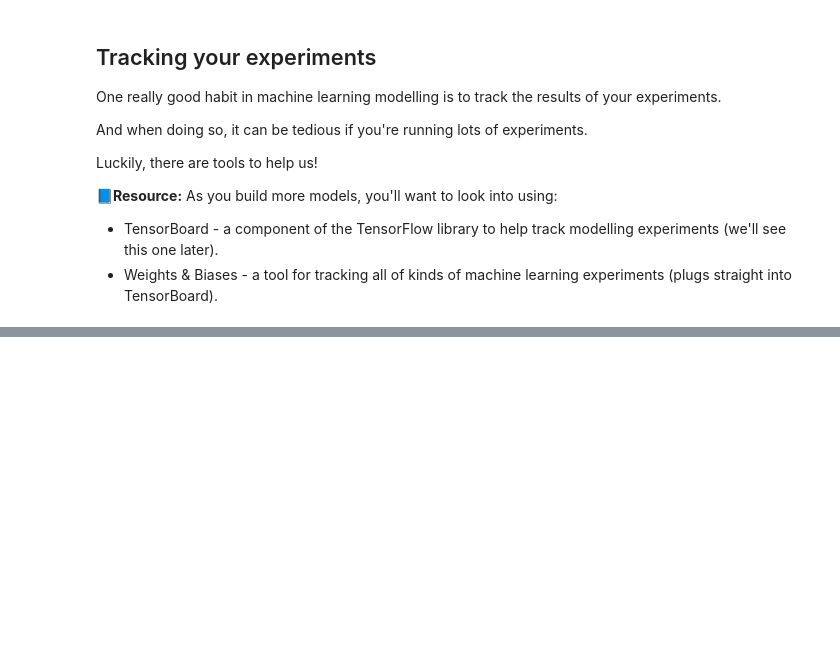
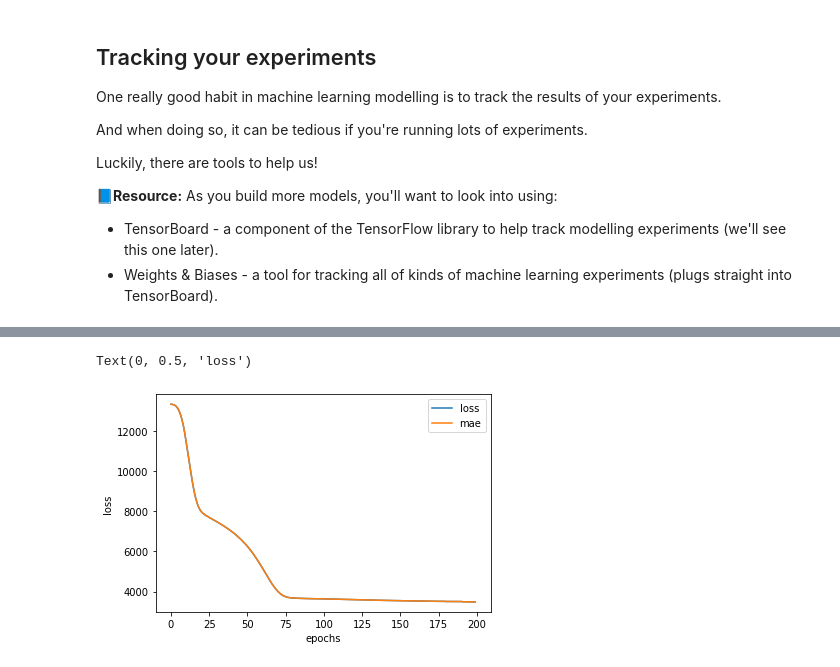
Before and after one commit to johanesPao/tensorflow_developer_certificate, a Jupyter notebook: 01_neural_network_regression_with_tensorflow_video.ipynb, the cells around one changed output, grey strips where cells are left out. Cells and saved outputs as stored; diff of their text form; code cells hidden in the pictures; blank space fills up the shorter version.

Commit message:
neural_network_regression_with_tensorflow

```diff
--- a/01_neural_network_regression_with_tensorflow_video.ipynb
+++ b/01_neural_network_regression_with_tensorflow_video.ipynb
@@ -749,0 +1151,8 @@ Luckily, there are tools to help us!
+# %%
+import pandas as pd
+import matplotlib.pyplot as plt
+import tensorflow as tf
+
+# Read in the insurance dataframe
+insurance = pd.read_csv('https://raw.githubusercontent.com/stedy/Machine-Learning-with-R-datasets/master/insurance.csv')
+insurance
@@ -749,0 +1222,20 @@ Luckily, there are tools to help us!
+# %%
+# Build a neural network model to fit on our normalized data
+
+# Set random seed
+tf.random.set_seed(42)
+
+# 1. Create the model
+insurance_model_4 = tf.keras.Sequential([
+    tf.keras.layers.Dense(100),
+    tf.keras.layers.Dense(10),
+    tf.keras.layers.Dense(1)
+])
+
+# 2. Compile the model
+insurance_model_4.compile(loss=tf.keras.losses.mae,
+                          optimizer=tf.keras.optimizers.Adam(),
+                          metrics=['mae'])
+
+# 3. Fit the model
+curve = insurance_model_4.fit(X_train_normal, y_train, epochs=200, verbose=1)
@@ -749,0 +1266,8 @@ Luckily, there are tools to help us!
+# %%
+# Plot history of loss curve or training curve
+pd.DataFrame(curve.history).plot()
+plt.xlabel('epochs')
+plt.ylabel('loss')
+# %% [output]
+Text(0, 0.5, 'loss')
+[figure, added]
```
Also changed, not shown: parts of 59 cells of this notebook.
